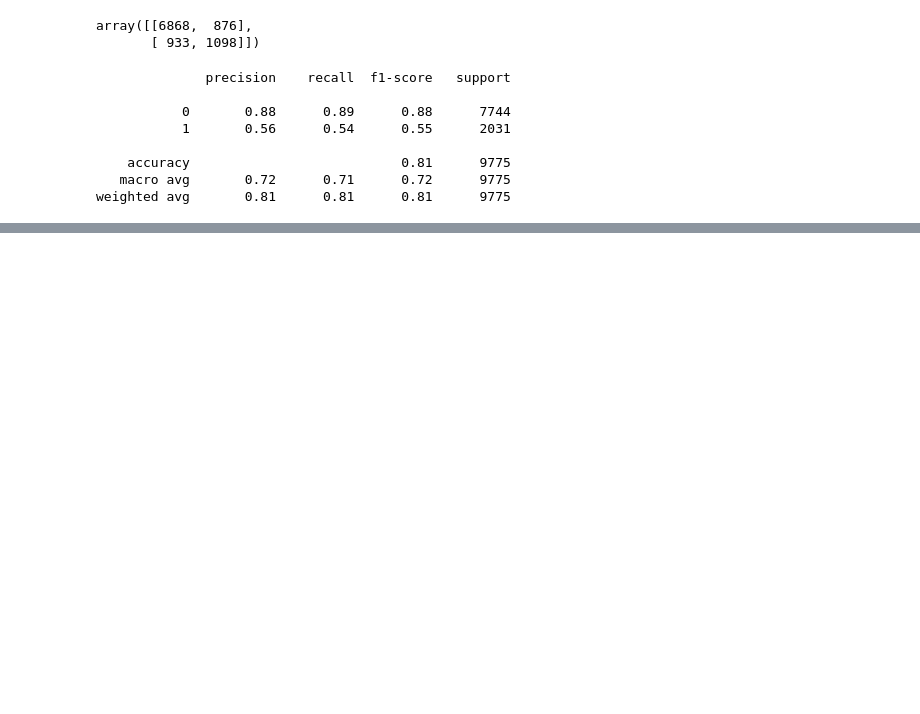
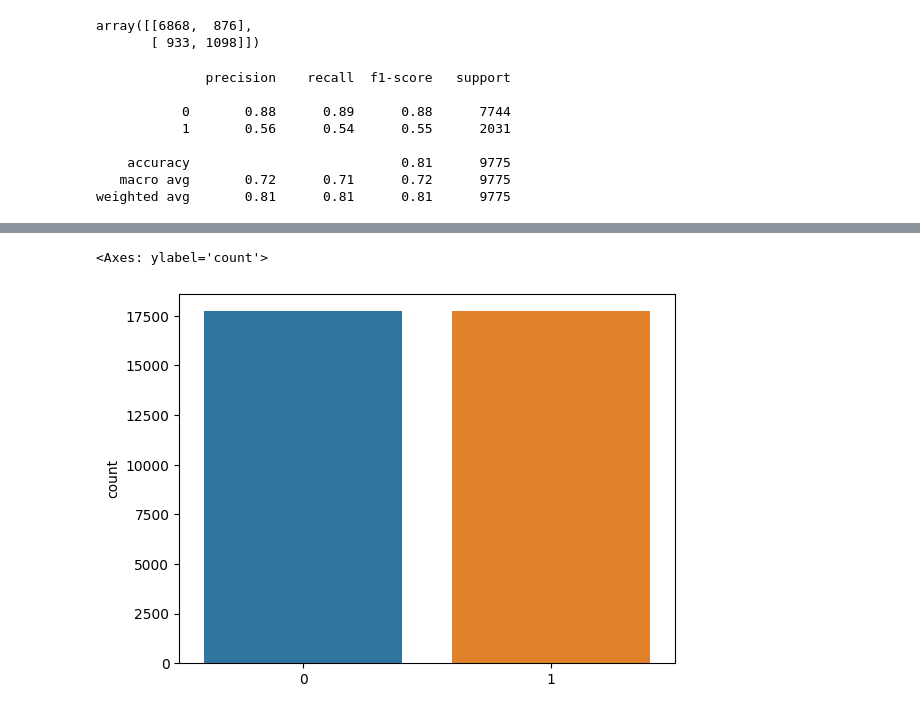
Before and after one commit to pzoliveira/DSDecisionTree, a Jupyter notebook: DSDecisionTree.ipynb, the cells around one changed output, grey strips where cells are left out. Drawn from its saved outputs; the diff is of its cells as text; code cells hidden in the pictures; blank space fills up the shorter version.

```diff
--- a/DSDecisionTree.ipynb
+++ b/DSDecisionTree.ipynb
@@ -58,0 +79,9 @@ weighted avg       0.81      0.81      0.81      9775
+# %%
+sm = SMOTE(random_state=42)
+# %%
+X_res_treino, y_res_treino = sm.fit_resample(X_credito_treino, y_credito_treino)
+# %%
+sns.countplot(x = y_res_treino)
+# %% [output]
+<Axes: ylabel='count'>
+[figure, added]
```
Also changed, not shown: parts of 5 cells of this notebook.
